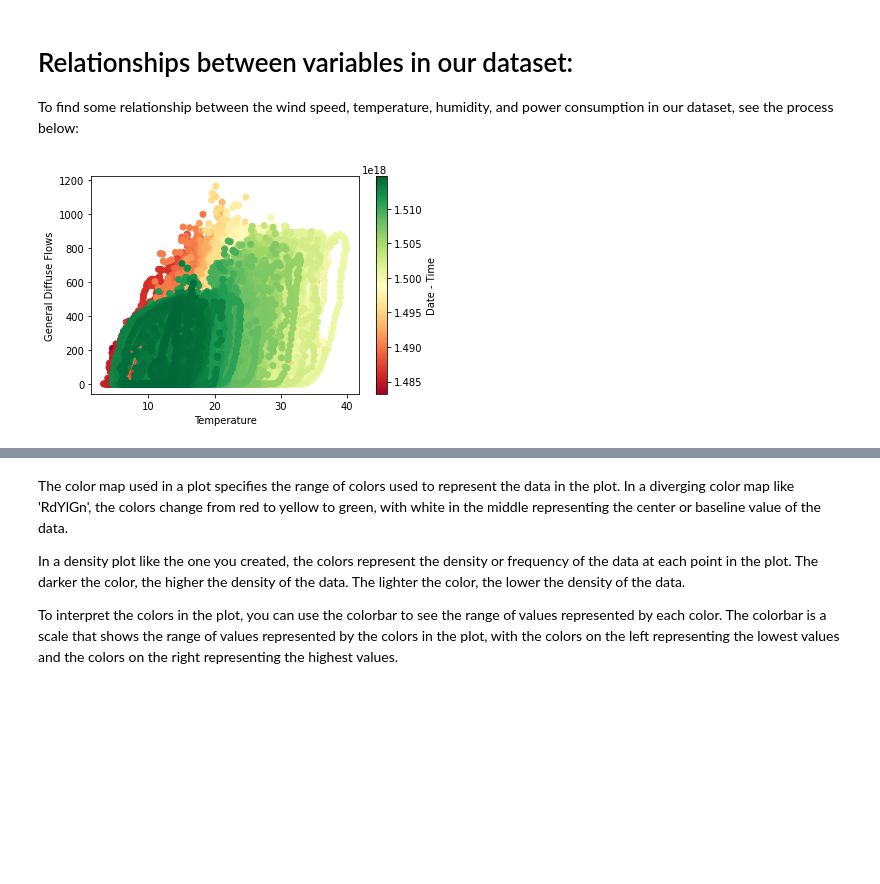
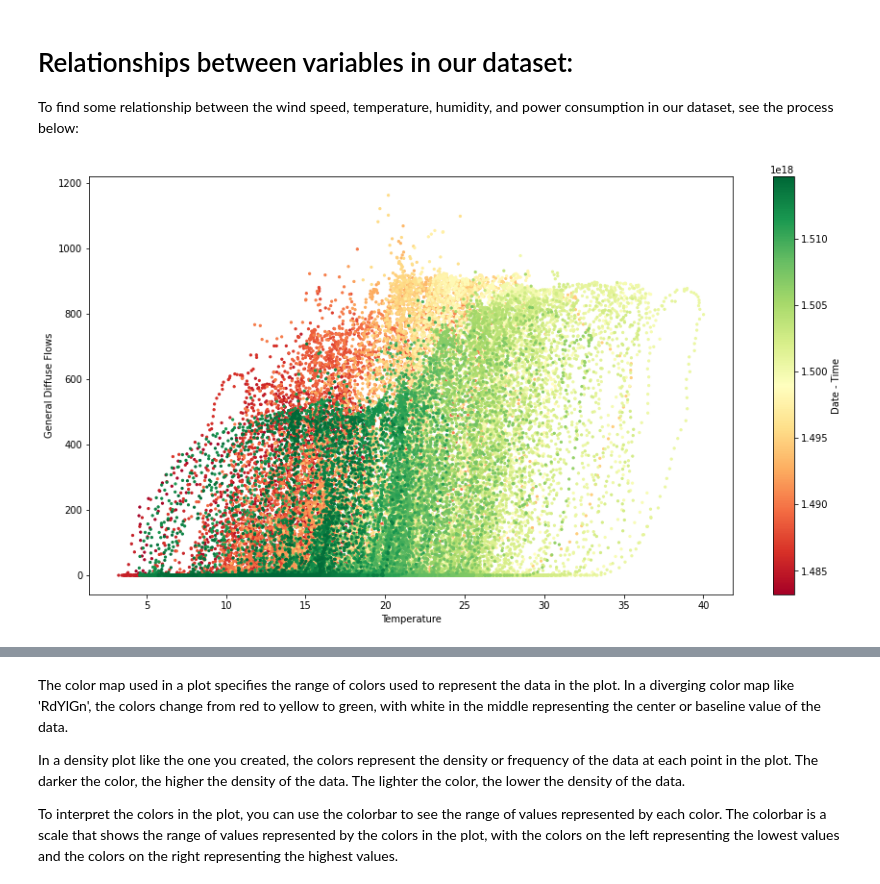
Before and after one commit to Chuka-J-Uzo/Regression_Analysis_PowerConsumption_Data, a Jupyter notebook: Regression_model_Energy_Consumption.ipynb, the cells around one changed output, grey strips where cells are left out. Cells and saved outputs as stored; diff of their text form; code cells hidden in the pictures; blank space fills up the shorter version.

```diff
--- a/Regression_model_Energy_Consumption.ipynb
+++ b/Regression_model_Energy_Consumption.ipynb
@@ -69,29 +74,32 @@ To find some relationship between the wind speed, temperature, humidity, and pow
 # %%
 # Convert the DateTime column to a datetime column
 df['DateTime'] = pd.to_datetime(df['DateTime'])
 
 # Select the temperature, general diffuse flows, and DateTime columns
 x = df['Temperature']
 y = df['general diffuse flows']
 z = df['DateTime']
 
+# Set the size of the figure
+plt.figure(figsize=(15, 8))
+
 # Create a scatter plot using Matplotlib
-scatter = plt.scatter(x, y, c=z, cmap='RdYlGn')
+scatter = plt.scatter(x, y, c=z, cmap='RdYlGn', s=5)
 
 # Add a colorbar to the plot
 colorbar = plt.colorbar(scatter)
 
 # Label the axis
 plt.xlabel('Temperature')
 plt.ylabel('General Diffuse Flows')
 
 # Label the colorbar
 colorbar.set_label('Date - Time')
 
 # Show the plot
 plt.show()
 # %% [output]
-[figure, old version]
+[figure, new version]
 # %%
 # Select the temperature and general diffuse flows columns
 x = df['Temperature']
```
Also changed, not shown: parts of 5 cells of this notebook.
